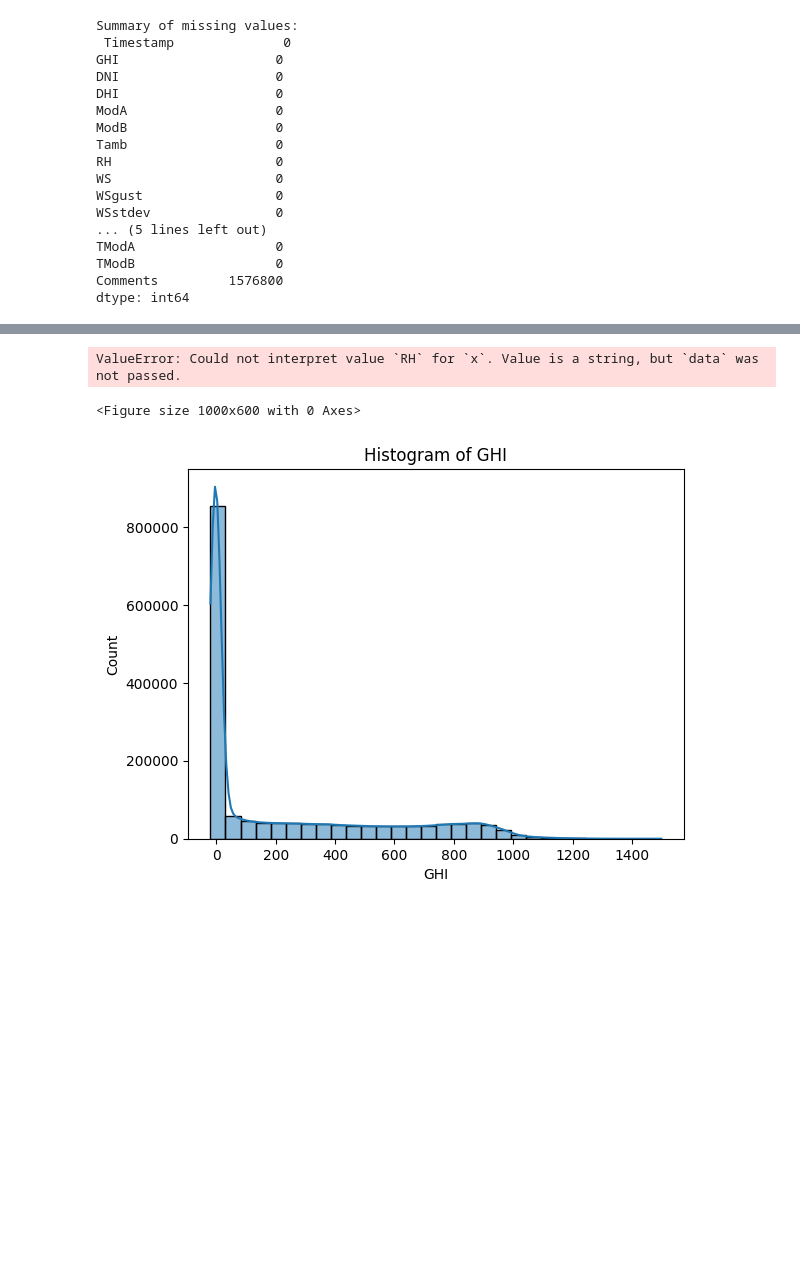
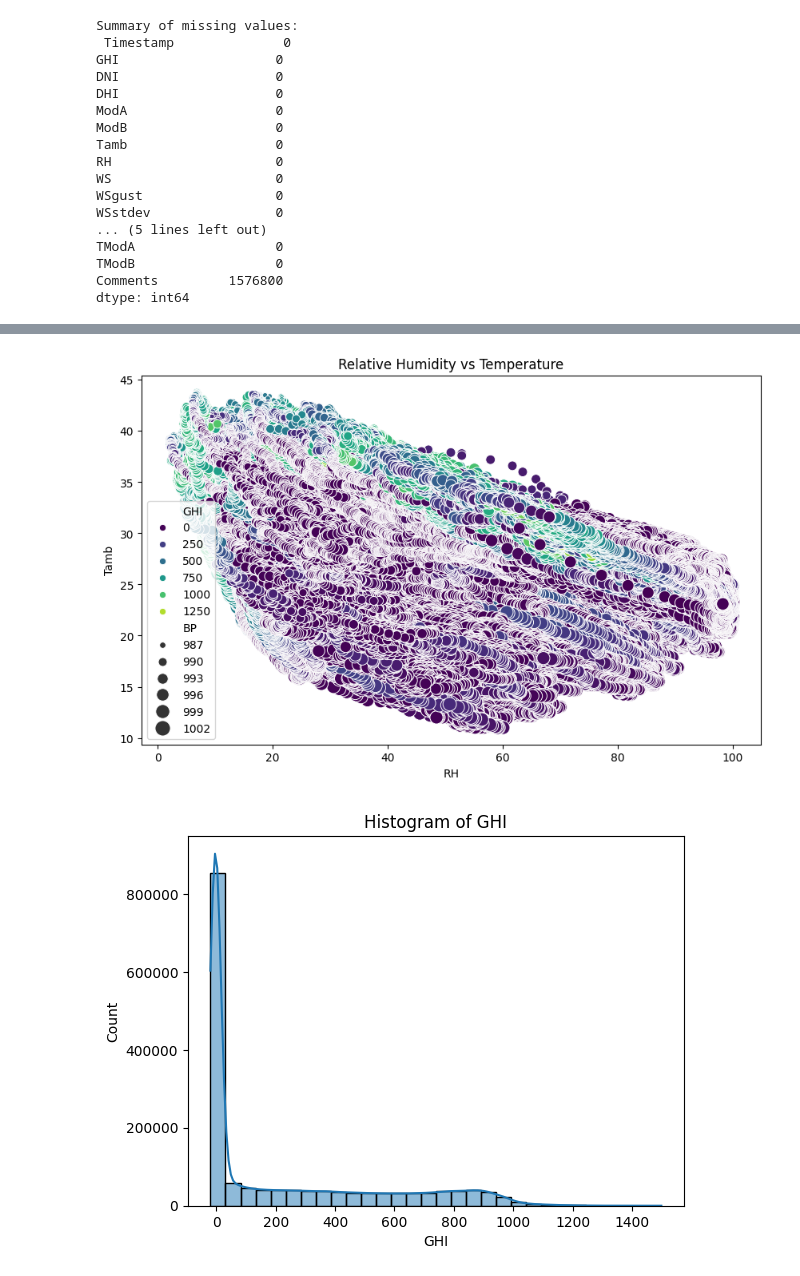
Before and after one commit to SosiSis/MoonLight-Energy-Solutions, a Jupyter notebook: src/notebooks/EDA.ipynb, the cells around one changed output, grey strips where cells are left out. Drawn from its saved outputs; the diff is of its cells as text; code cells hidden in the pictures; blank space fills up the shorter version.

```diff
--- a/src/notebooks/EDA.ipynb
+++ b/src/notebooks/EDA.ipynb
@@ -99,11 +86,10 @@ plt.show()
 # %%
 plt.figure(figsize=(10, 6))
-sns.scatterplot(df=df, x='RH', y='Tamb', hue='GHI', size='BP', sizes=(10, 200), palette='viridis')
+sns.scatterplot(data=df, x='RH', y='Tamb', hue='GHI', size='BP', sizes=(10, 200), palette='viridis')
 plt.title("Relative Humidity vs Temperature")
 plt.show()
 # %% [output]
-ValueError: Could not interpret value `RH` for `x`. Value is a string, but `data` was not passed.
-<Figure size 1000x600 with 0 Axes>
+[figure, added]
 # %%
 for col in ['GHI', 'DNI', 'DHI', 'WS', 'Tamb']:
     plt.figure()
```
Also changed, not shown: parts of 11 cells of this notebook, 3 other files.
